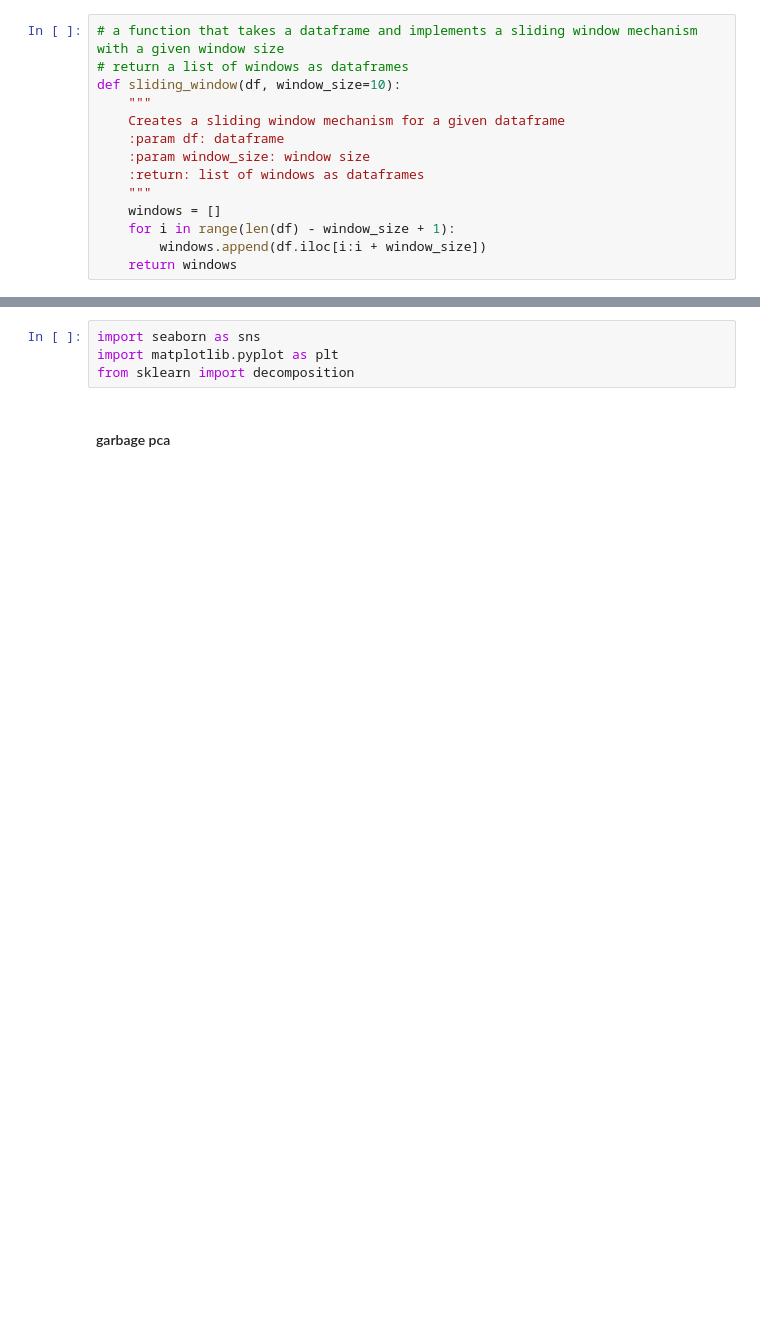
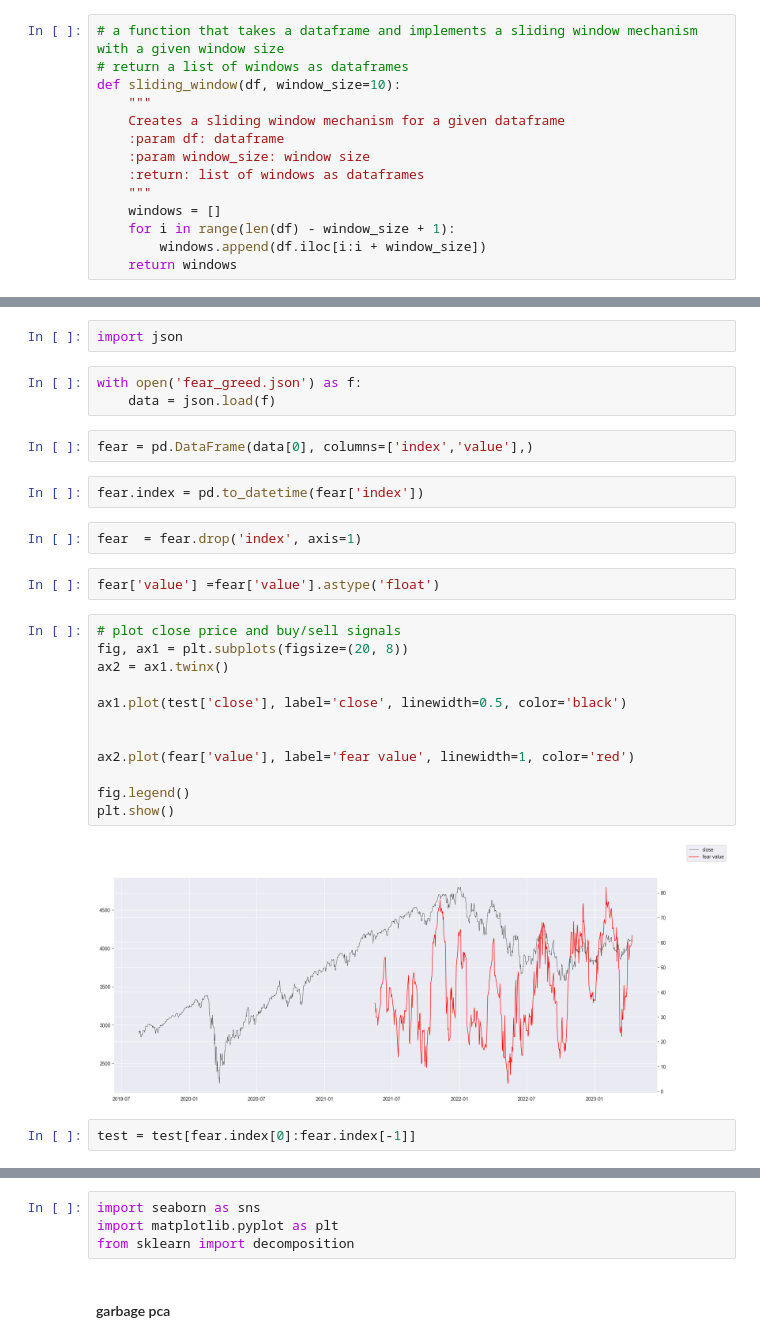
Before and after one commit to krajewskiML/FinDL, a Jupyter notebook: eda.ipynb, the cells around one changed output, grey strips where cells are left out. Saved outputs shown, nothing was run; the diff lists cells and outputs as text; blank space fills up the shorter version.

```diff
--- a/eda.ipynb
+++ b/eda.ipynb
@@ -101,0 +147,29 @@ def sliding_window(df, window_size=10):
+# %%
+import json
+# %%
+with open('fear_greed.json') as f:
+    data = json.load(f)
+# %%
+fear = pd.DataFrame(data[0], columns=['index','value'],)
+# %%
+fear.index = pd.to_datetime(fear['index'])
+# %%
+fear  = fear.drop('index', axis=1)
+# %%
+fear['value'] =fear['value'].astype('float')
+# %%
+# plot close price and buy/sell signals
+fig, ax1 = plt.subplots(figsize=(20, 8))
+ax2 = ax1.twinx()
+
+ax1.plot(test['close'], label='close', linewidth=0.5, color='black')
+
+
+ax2.plot(fear['value'], label='fear value', linewidth=1, color='red')
+
+fig.legend()
+plt.show()
+# %% [output]
+[figure, added]
+# %%
+test = test[fear.index[0]:fear.index[-1]]
```
Also changed, not shown: parts of 17 cells of this notebook.
